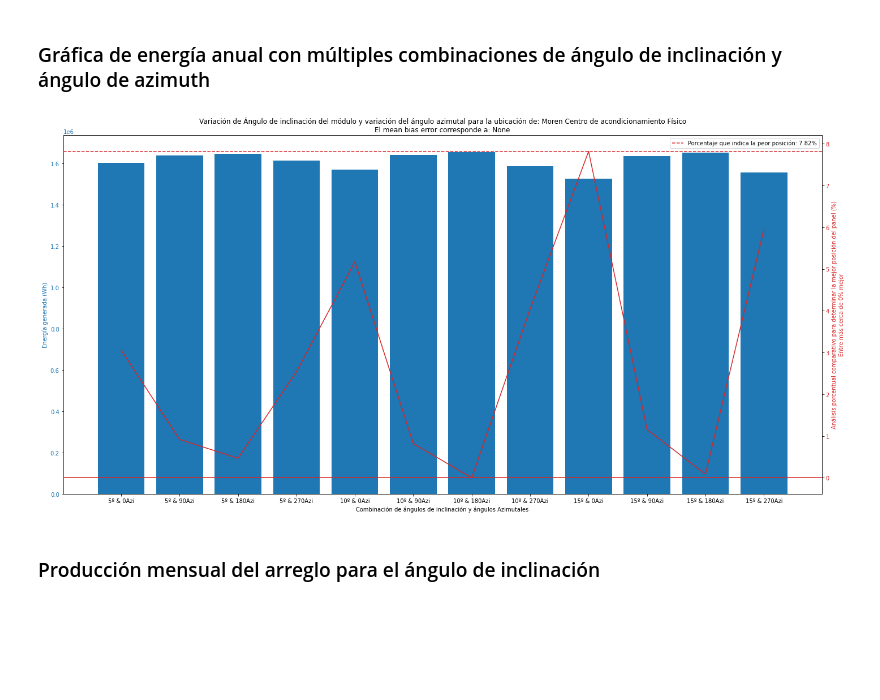
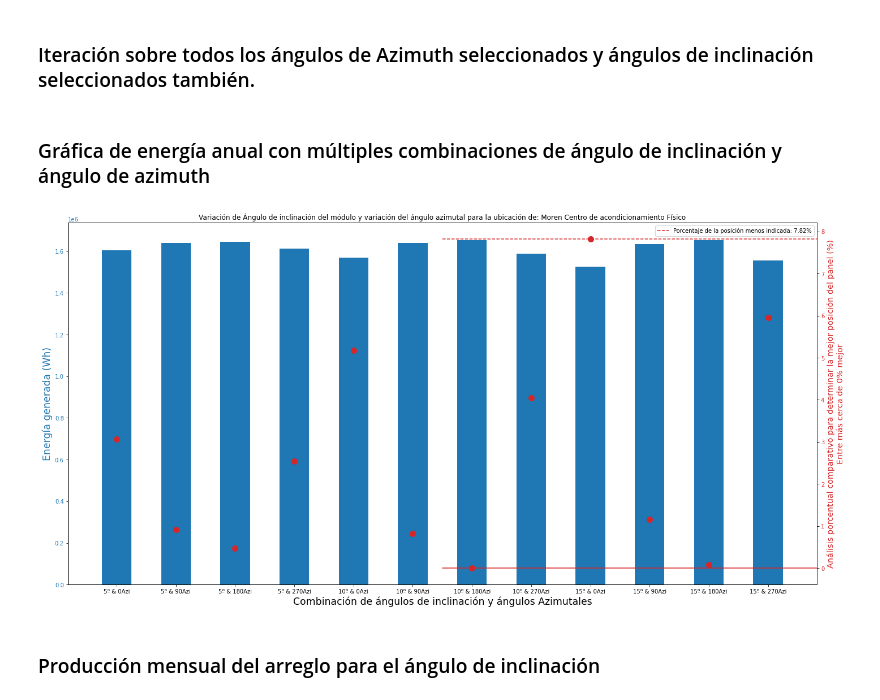
Before and after one commit to MGonzalez506/Dimensionamiento_PV, a Jupyter notebook: Simulación_y_Dimensionamiento.ipynb, the cells around one changed output. Saved outputs shown, nothing was run; the diff lists cells and outputs as text; code cells hidden in the pictures; blank space fills up the shorter version.

```diff
--- a/Simulación_y_Dimensionamiento.ipynb
+++ b/Simulación_y_Dimensionamiento.ipynb
@@ -62,14 +68,13 @@ from rdtools import get_clearsky_tamb
 # %%
-fig_size = plt.rcParams["figure.figsize"]
-fig_size[0]=12
-fig_size[1]=8
-plt.rcParams["figure.figsize"] = fig_size
-
 site_tz='America/Costa_Rica'
 site_lat = 9.84950
 site_lon = -83.91289
 site_name = 'Moren Centro de acondicionamiento Físico'
 site_alt = 1425
+
+coordinates = [
+               (site_lat,site_lon,site_name,site_alt,site_tz)
+]
 
 glosario = {
       'sapm':'Sandia PV Array Performance Model',
@@ -83,19 +88,3 @@ glosario = {
       'dni_extra':'Porcentaje de radiación extra',
       'POA':'Plane of Array'
       }
-
-#Get modules & inverters
-sandia_modules = pvlib.pvsystem.retrieve_sam('SandiaMod')
-sapm_inverters = pvlib.pvsystem.retrieve_sam('CECInverter')
-
-module = (sandia_modules['Canadian_Solar_CS5P_220M___2009_'])
-#inverter = sapm_inverters['ABB__MICRO_0_25_I_OUTD_US_208__208V_']
-inverter = sapm_inverters['PV_Powered__PVP1100']
-temperature_model_parameters = pvlib.temperature.TEMPERATURE_MODEL_PARAMETERS['sapm']['open_rack_glass_glass']
-
-tmys = []
-selected_months = []
-
-coordinates = [
-               (site_lat,site_lon,site_name,site_alt,site_tz)
-]
@@ -132,3 +126,5 @@ def MBE(y_true, y_pred):
+# %% [markdown]
+### Iteración sobre todos los ángulos de Azimuth seleccionados y ángulos de inclinación seleccionados también.
 # %%
 #Para realizar el cálculo del ángulo de inclinación óptima
 system = {'module':module, 'inversor':inverter, 'surface_azimuth':180}
@@ -204,41 +199,42 @@ for tilt_angle in tilt_testing:
 # %%
 #Porcentualmente cuál es la mejor ubicación y en términos porcentuales por cuánto es mejor.
 percentage_energy = []
 energies = pd.Series(energies)
 energy_max = energies.max()
 for energy in energies:
   energy_percentage = 100-(energy*100/energy_max)
   percentage_energy.append(energy_percentage)
   #print('Energía máxima: ' + str(energy_max) + '. Energía del mes: ' + str(round(energy,4)) + ' Wh. ' + str(round(energy_percentage,3)) + '% menos del máximo')
 percentage_energy = pd.Series(percentage_energy)
 energy_labels = list(energies.keys())
 energy_values = list(energies)
 percentage_labels = list(percentage_energy.keys())
 percentage_values = list(percentage_energy)
 
 fig, ax1 = plt.subplots(figsize=(20,10))
 
 color = 'tab:blue'
-ax1.title.set_text('Variación de Ángulo de inclinación del módulo y variación del ángulo azimutal para la ubicación de: ' + str(site_name) + '\nEl mean bias error corresponde a: ' + str(mean_bias_error))
-ax1.set_xlabel('Combinación de ángulos de inclinación y ángulos Azimutales')
-ax1.set_ylabel('Energía generada (Wh)', color=color)
-ax1.bar(energy_labels, energy_values, color=color)
+ax1.title.set_text('Variación de Ángulo de inclinación del módulo y variación del ángulo azimutal para la ubicación de: ' + str(site_name))
+ax1.set_xlabel('Combinación de ángulos de inclinación y ángulos Azimutales', fontsize='xx-large')
+ax1.set_ylabel('Energía generada (Wh)', color=color, fontsize='xx-large')
+ax1.bar(energy_labels, energy_values, color=color, width=0.5)
 ax1.tick_params(axis='y', labelcolor=color)
 
 ax2 = ax1.twinx()  # instantiate a second axes that shares the same x-axis
 
 color = 'tab:red'
-ax2.set_ylabel('Análisis porcentual comparativo para determinar la mejor posición del panel (%)\nEntre más cerca de 0% mejor', color=color)  # we already handled the x-label with ax1
-ax2.axhline(y=0, color=color, linestyle='solid')
-ax2.axhline(y=percentage_energy.max(), color=color, linestyle='dashed',label=('Porcentaje que indica la peor posición: ' + str(round(percentage_energy.max(),2)) + '%'))
-ax2.plot(percentage_labels, percentage_values, color=color)
+ax2.set_ylabel('Análisis porcentual comparativo para determinar la mejor posición del panel (%)\nEntre más cerca de 0% mejor', color=color, fontsize='x-large')
+ax2.axhline(y=0, color=color, linestyle='solid', xmin=0.5)
+ax2.axhline(y=percentage_energy.max(), color=color, linestyle='dashed',label=('Porcentaje de la posición menos indicada: ' + str(round(percentage_energy.max(),2)) + '%'), xmin=0.5)
+#ax2.plot(percentage_labels, percentage_values, linewidth=4, color=color)
+ax2.scatter(percentage_labels, percentage_values, s=100, color=color)
 ax2.legend()
 ax2.tick_params(axis='y', labelcolor=color)
 
 fig.tight_layout()  # otherwise the right y-label is slightly clipped
 plt.show()
 # %% [output]
-[figure, old version]
+[figure, new version]
 # %% [markdown]
 ### Producción mensual del arreglo para el ángulo de inclinación
 # %%
```
Also changed, not shown: parts of 15 cells of this notebook.
